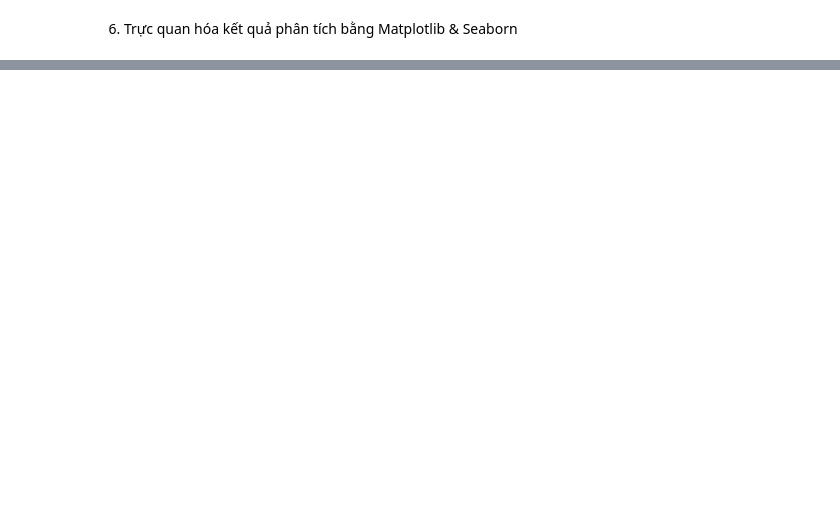
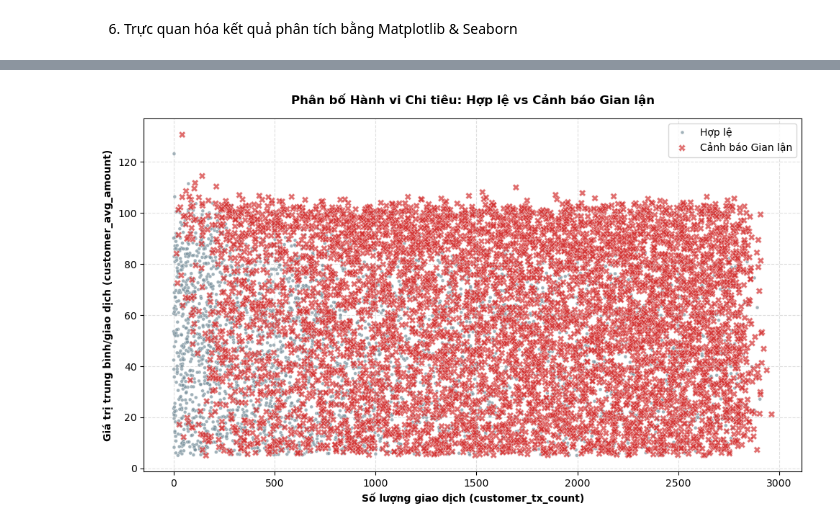
Before and after one commit to thanhnhat31/big-data.group-3.msa29hcm, a Jupyter notebook: notebooks/01_Behavioral_Analysis.ipynb, the cells around one changed output, grey strips where cells are left out. Drawn from its saved outputs; the diff is of its cells as text; code cells hidden in the pictures; blank space fills up the shorter version.

```diff
--- a/notebooks/01_Behavioral_Analysis.ipynb
+++ b/notebooks/01_Behavioral_Analysis.ipynb
@@ -223,0 +289,33 @@ plt.show()
+# %%
+# Tạo nhãn Phân loại nhị phân
+pdf_behavior['Loại khách hàng'] = pdf_behavior['total_fraud_count'].apply(
+    lambda x: 'Hợp lệ' if x == 0 else 'Cảnh báo Gian lận'
+)
+pdf_behavior_sorted = pdf_behavior.sort_values(by="total_fraud_count", ascending=True)
+
+plt.figure(figsize=(10, 6))
+
+sns.scatterplot(
+    data=pdf_behavior_sorted,
+    x="customer_tx_count",
+    y="customer_avg_amount",
+    hue="Loại khách hàng",
+    style="Loại khách hàng",
+    palette={'Hợp lệ': '#78909c', 'Cảnh báo Gian lận': '#d32f2f'}, # Xám đốm vs Đỏ đậm
+    size="Loại khách hàng",
+    sizes={'Hợp lệ': 12, 'Cảnh báo Gian lận': 45}, # Điểm gian lận to gấp 4 lần
+    alpha=0.7,
+    linewidth=0.3,
+    edgecolor='white'
+)
+
+plt.title("Phân bố Hành vi Chi tiêu: Hợp lệ vs Cảnh báo Gian lận", fontsize=12, fontweight="bold", pad=15)
+plt.xlabel("Số lượng giao dịch (customer_tx_count)", fontsize=10, fontweight="bold")
+plt.ylabel("Giá trị trung bình/giao dịch (customer_avg_amount)", fontsize=10, fontweight="bold")
+plt.grid(True, linestyle="--", alpha=0.4)
+
+plt.legend(loc="upper right", frameon=True)
+plt.tight_layout()
+plt.show()
+# %% [output]
+[figure, added]
```
Also changed, not shown: parts of 10 cells of this notebook.
